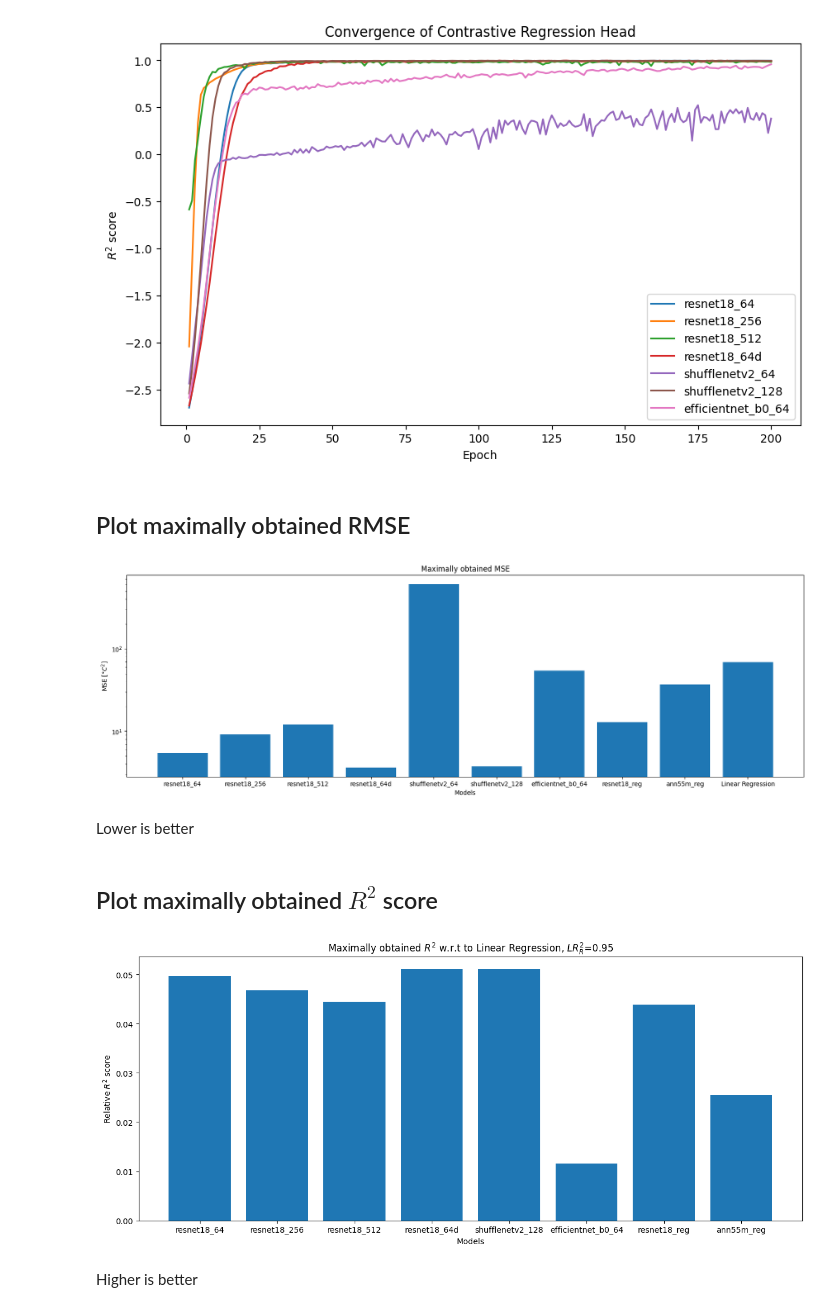
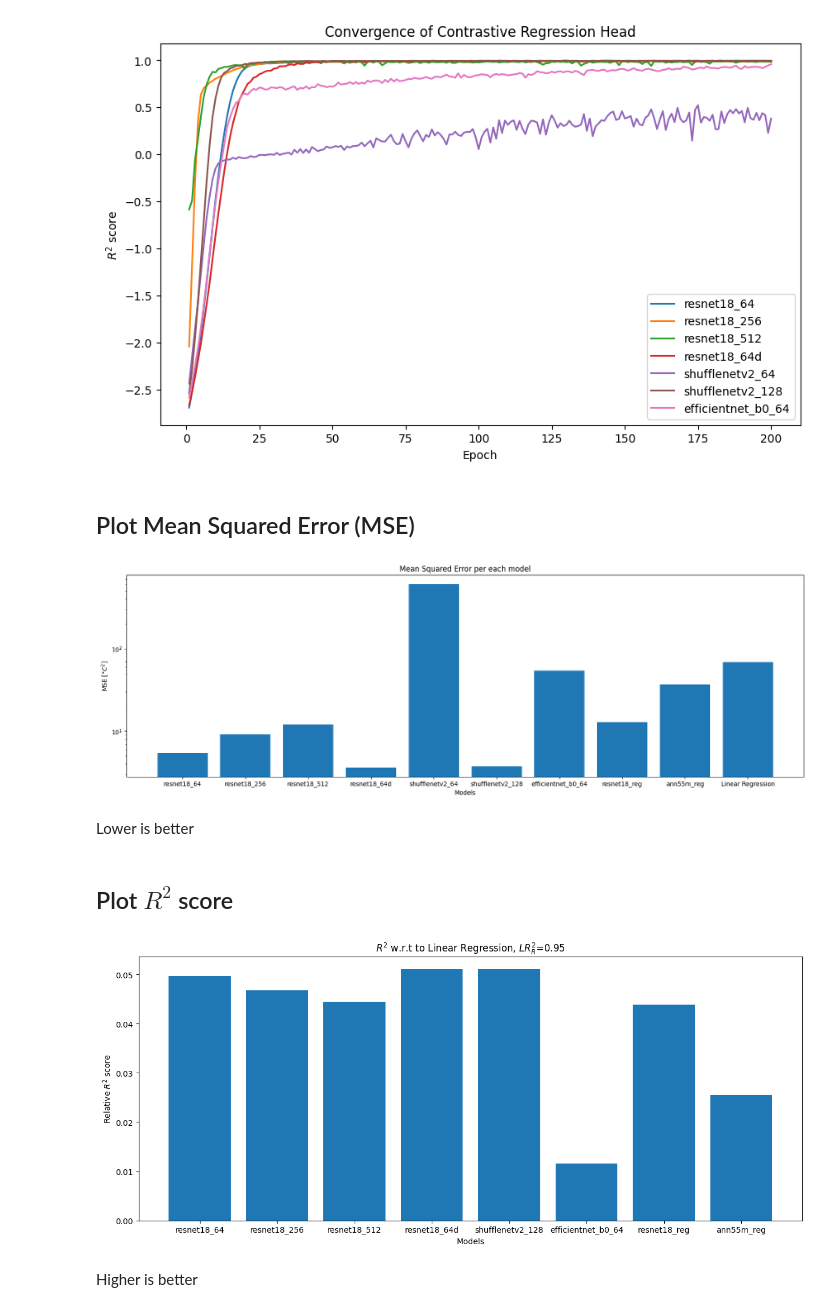
Before and after one commit to tsopeter/835-Final-Project, a Jupyter notebook: CompareModels.ipynb, the cells around one changed output. Cells and saved outputs as stored; diff of their text form; code cells hidden in the pictures.

```diff
--- a/CompareModels.ipynb
+++ b/CompareModels.ipynb
@@ -139,8 +117,8 @@ plt.legend([key for key, _ in Models.items()])
 plt.show()
 # %% [output]
 [figure]
-# %% [markdown]
-## Plot maximally obtained RMSE
+# %% [markdown]
+## Plot Mean Squared Error (MSE)
 # %%
 Models = {}
 Models['resnet18_64'] = GetRegressorDataAsDict('ConModels/Resnet18/5_400ep_64e_r_200ep_1_t1.0_b128/Regressor')
@@ -165,41 +143,41 @@ plt.bar(
         np.min(Models[key]['VMSE']) for key, item in Models.items()
     ]).T
 )
-plt.title("Maximally obtained MSE")
+plt.title("Mean Squared Error per each model")
 plt.xlabel("Models")
 plt.ylabel(r"MSE $[\degree C^2]$")
 plt.yscale("log")
 plt.show()
 # %% [output]
-[figure, old version]
+[figure, new version]
 # %% [markdown]
 Lower is better
 # %% [markdown]
-## Plot maximally obtained $R^2$ score
+## Plot $R^2$ score
 # %%
 Models = {}
 Models['resnet18_64'] = GetRegressorDataAsDict('ConModels/Resnet18/5_400ep_64e_r_200ep_1_t1.0_b128/Regressor')
 Models['resnet18_256'] = GetRegressorDataAsDict('ConModels/Resnet18/1_400ep_256e_r_200ep_1_t1.0_b128/Regressor')
 Models['resnet18_512'] = GetRegressorDataAsDict('ConModels/Resnet18/4_400ep_512e_r_200ep_1_t1.0_b128/Regressor')
 Models['resnet18_64d'] = GetRegressorDataAsDict('ConModels/Resnet18/6_600ep_64e_r_200ep_1_t1.0_b256/Regressor')
 Models['shufflenetv2_128'] = GetRegressorDataAsDict('ConModels/ShuffleNetV2/1_400ep_128e_r_200ep_1_t1.0/Regressor')
 Models['efficientnet_b0_64'] = GetRegressorDataAsDict('ConModels/EfficientNetB0/1_100ep_64e_r_200ep_1/Regressor')
 Models['resnet18_reg'] = GetRegressorDataAsDict('Resnet18Models')
 Models['ann55m_reg']   = GetRegressorDataAsDict('ANNModels/55M')
 
 vr2_base = np.array([0.946037232875824])
 plt.figure(figsize=[15, 6])
 plt.bar(
     [key for key, _ in Models.items()],
     np.array([
         np.max(Models[key]['VR2']) for key, item in Models.items()
     ]).T - vr2_base
 )
-plt.title(f"Maximally obtained $R^2$ w.r.t to Linear Regression, $LR_R^2$={vr2_base[0]:.2f}")
+plt.title(f"$R^2$ w.r.t to Linear Regression, $LR_R^2$={vr2_base[0]:.2f}")
 plt.xlabel("Models")
 plt.ylabel(r"Relative $R^2$ score")
 plt.show()
 # %% [output]
-[figure, old version]
+[figure, new version]
 # %% [markdown]
 Higher is better
```
Also changed, not shown: parts of 2 cells of this notebook.
